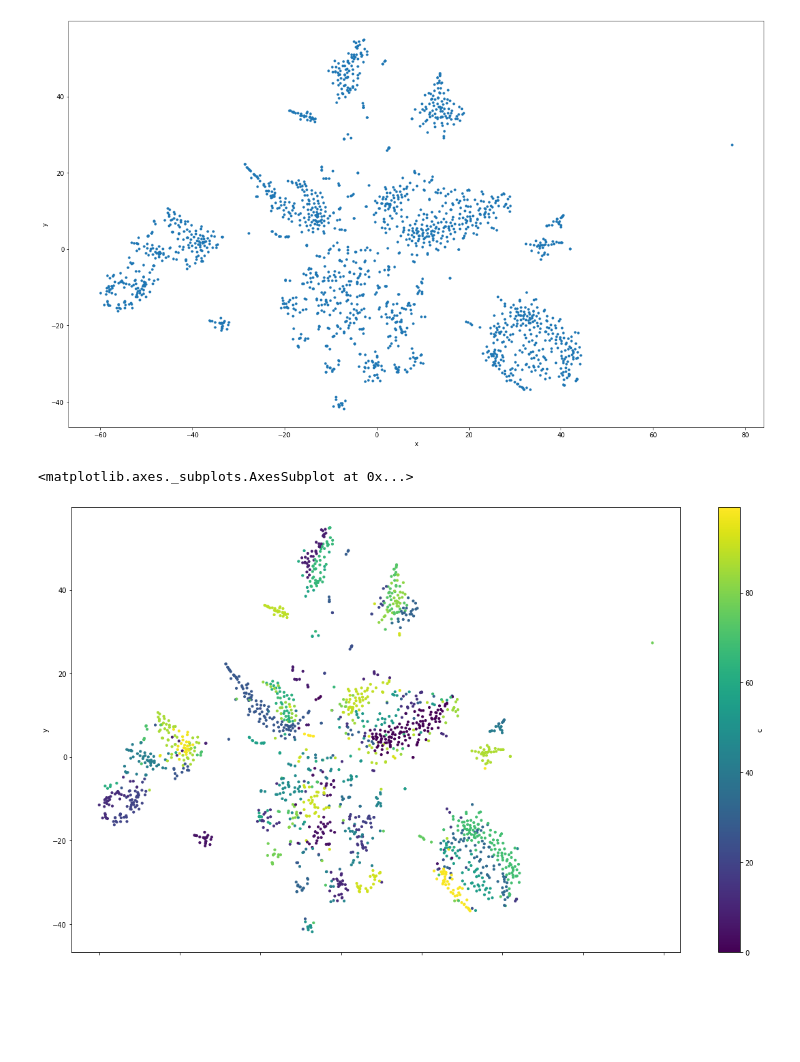
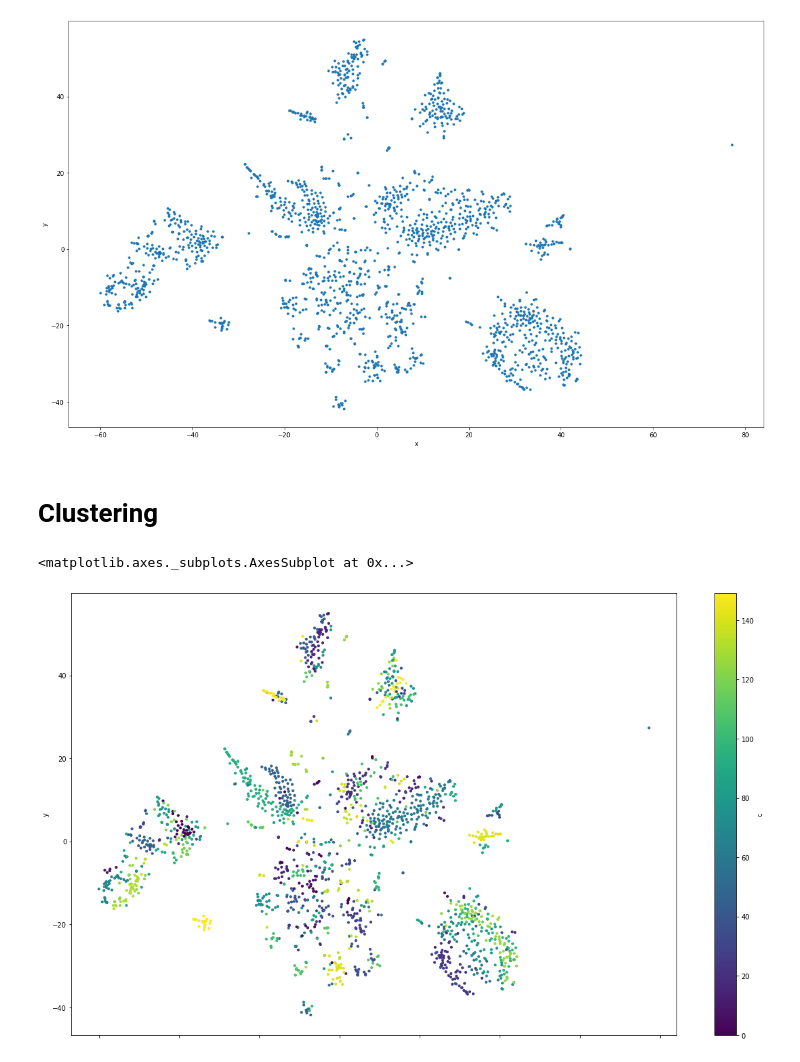
Before and after one commit to guidoivetta/clustering-TM-2021, a Jupyter notebook: Clustering_TM.ipynb, the cells around one changed output. Drawn from its saved outputs; the diff is of its cells as text; code cells hidden in the pictures; blank space fills up the shorter version.

```diff
--- a/Clustering_TM.ipynb
+++ b/Clustering_TM.ipynb
@@ -121,0 +136,13 @@ for d in features_dict:
+# %%
+# features_matrix will have a similar structure as features_dict
+# It will be used as input for a DictVectorizer
+features_matrix = []
+
+# lemma_dict has lemmas as keys and their lid (lemma id) as values
+lemma_lid_dict = {}
+wid = 0
+for d in features_dict:
+    if len(d) > 0:
+        lemma_lid_dict[d] = wid
+        wid += 1
+        features_matrix.append(features_dict[d])
@@ -149,27 +184,30 @@ pointsspacy.plot.scatter("x", "y", s=10, figsize=(20, 12))
 # %% [output]
 <matplotlib.axes._subplots.AxesSubplot at 0x...>
 [figure]
+# %% [markdown]
+# Clustering
+# %%
+def clustering(k, matrix):
+    clusterer = kmeans.KMeansClusterer(k, cosine_distance)
+    clusters = clusterer.cluster(matrix, True)
+    return clusters
+
+# k-means with cosine distances is used for clustering
+n_clusters = 150
+clusters = clustering(n_clusters, red_matrix)
 # %%
-def clustering(k):
-    clusterer = kmeans.KMeansClusterer(k, cosine_distance)
-    clusters = clusterer.cluster(red_matrix, True)
-    return clusters
-
-clusters = clustering(100)
-
 pointscluster = pd.DataFrame(
     [
         (word, coords[0], coords[1], cluster)
         for word, coords, cluster in [
-            (word, matrix_dicc2d[key_words[word]], clusters[key_words[word]])
-            for word in key_words
+            (word, matrix_dicc2d[lemma_lid_dict[word]], clusters[lemma_lid_dict[word]])
+            for word in lemma_lid_dict
         ]
     ],
     columns=["word", "x", "y", "c"]
 )
 
-
 pointscluster.plot.scatter(x='x', y='y', c='c', cmap='viridis', s=10, figsize=(20, 12))
 # %% [output]
 <matplotlib.axes._subplots.AxesSubplot at 0x...>
-[figure, old version]
+[figure, new version]
```
Also changed, not shown: parts of 30 cells of this notebook.
